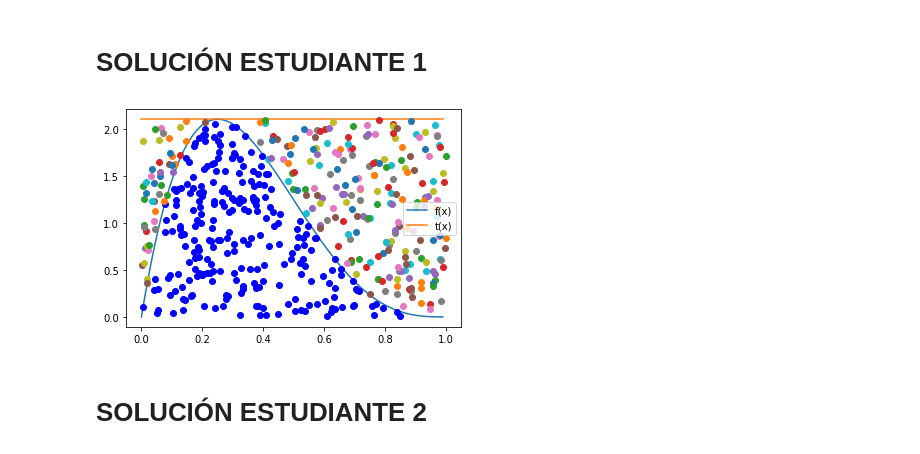
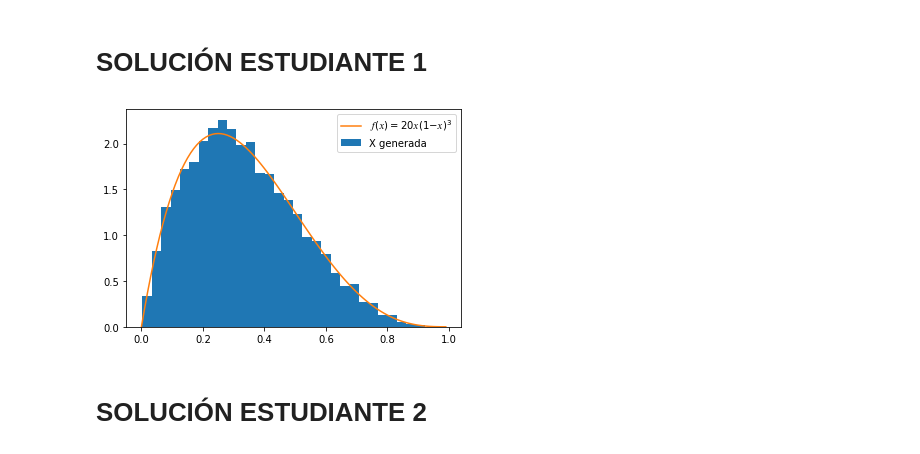
Before and after one commit to LuisCarlosAlvarado/Tareas_LCAlvarado_JOGonz-lez, a Jupyter notebook: TAREA 4/TAREA 4B.ipynb, the cells around one changed output. Saved outputs shown, nothing was run; the diff lists cells and outputs as text; code cells hidden in the pictures.

```diff
--- a/TAREA 4/TAREA 4A.ipynb
+++ b/TAREA 4/TAREA 4B.ipynb
@@ -586,29 +586,44 @@ $$f(x)=20x(1-x)^3$$
 usando el método de aceptación y rechazo
 # %% [markdown]
 # SOLUCIÓN ESTUDIANTE 1
-# %%
-# Ilustración del método de aceptación y rechazo cuando se toma t(x) constante
-# Función objetivo
-f = lambda x:20*x*(1-x)**3
-# Máximo de la función f
-max_f = f(optimize.fmin(lambda x:-f(x),0,disp=False))
-# Función t -> Función constante
-t = lambda x: max_f*np.ones(len(x))
-
-x = np.arange(0,1,0.01)
-plt.plot(x,f(x),label='f(x)')
-plt.plot(x,t(x),label='t(x)')
-plt.legend()
-
-# Validación del método
-N = 500 # número de puntos a simular
-# Como estoy tomando t(x) constante solo es necesario generar valores aleatorios U~(0,1)
-R2 = np.random.rand(N)
-R1 = np.random.rand(N)
-
-Acep_rechazo(R2,R1,f,t)
-# %% [output]
-[figure, removed]
+# %%
+# Función de aceptación y rechazo usando compresión de listas
+def Acep_rechazo3(N: 'No. variables generadas',
+                 f:'función objetivo a generar',
+                 t:'función que mayora a f'):
+    values=np.zeros(N)
+    def a(i):
+        nonlocal values
+        R1=np.random.rand()
+        R2=np.random.rand()
+        f_x = f(R1)
+        t_x = t
+        condition = R2*t_x <=f_x
+        while condition!=True: #Si no se cumple la condición repetimos
+            R1=np.random.rand()
+            R2=np.random.rand()
+            f_x = f(R1)
+            t_x = t
+            condition = R2*t_x <=f_x
+
+        values[i] = R1
+    [a(i) for i in range(N)]
+    return values
+# %%
+N=10000
+x = np.arange(0,1,0.01)
+# Función objetivo
+f = lambda x:20*x*(1-x)**3
+# Máximo de la función f
+t = f(optimize.fmin(lambda x:-f(x),0,disp=False))
+
+X=Acep_rechazo3(N,f,t)
+plt.hist(X, density=True, bins=30, label="X generada ")
+plt.plot(x, f(x), label="$𝑓(𝑥)=20𝑥(1−𝑥)^3$")
+plt.legend()
+plt.show()
+# %% [output]
+[figure, added]
 # %% [markdown]
 # SOLUCIÓN ESTUDIANTE 2
 # %%
```
Also changed, not shown: 1 other file.
